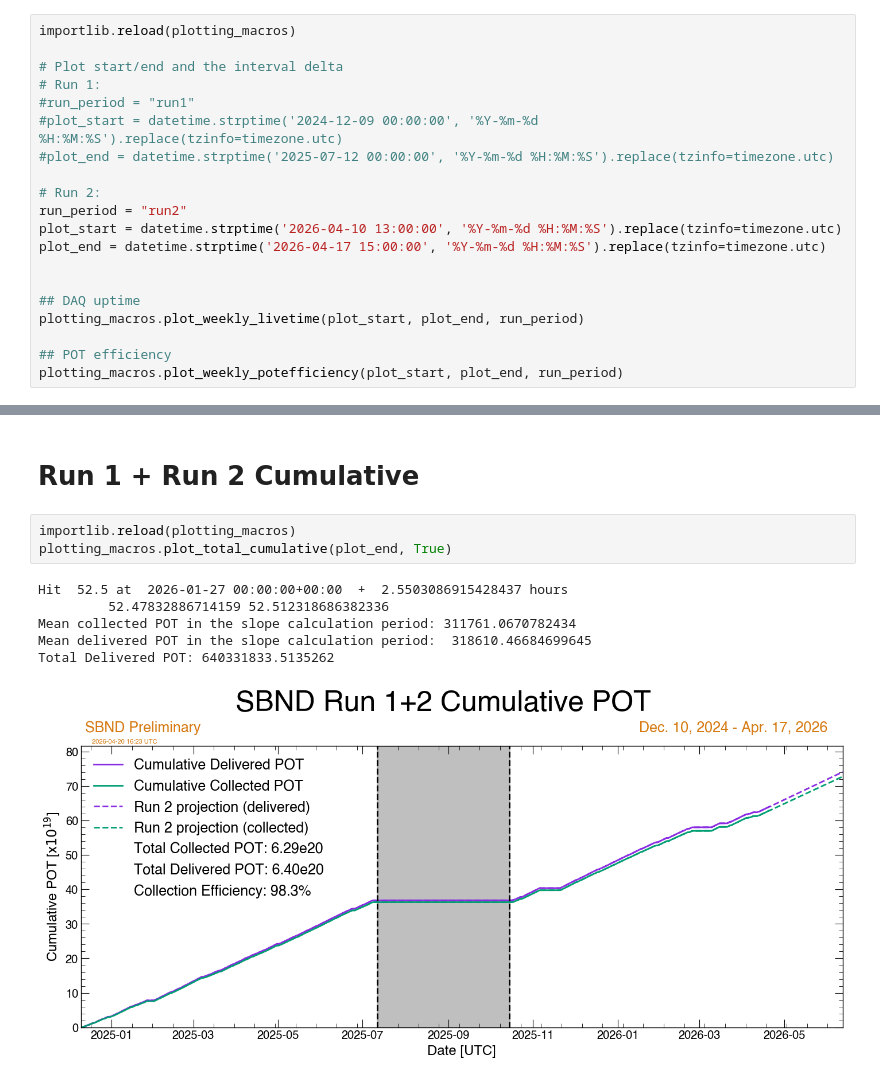
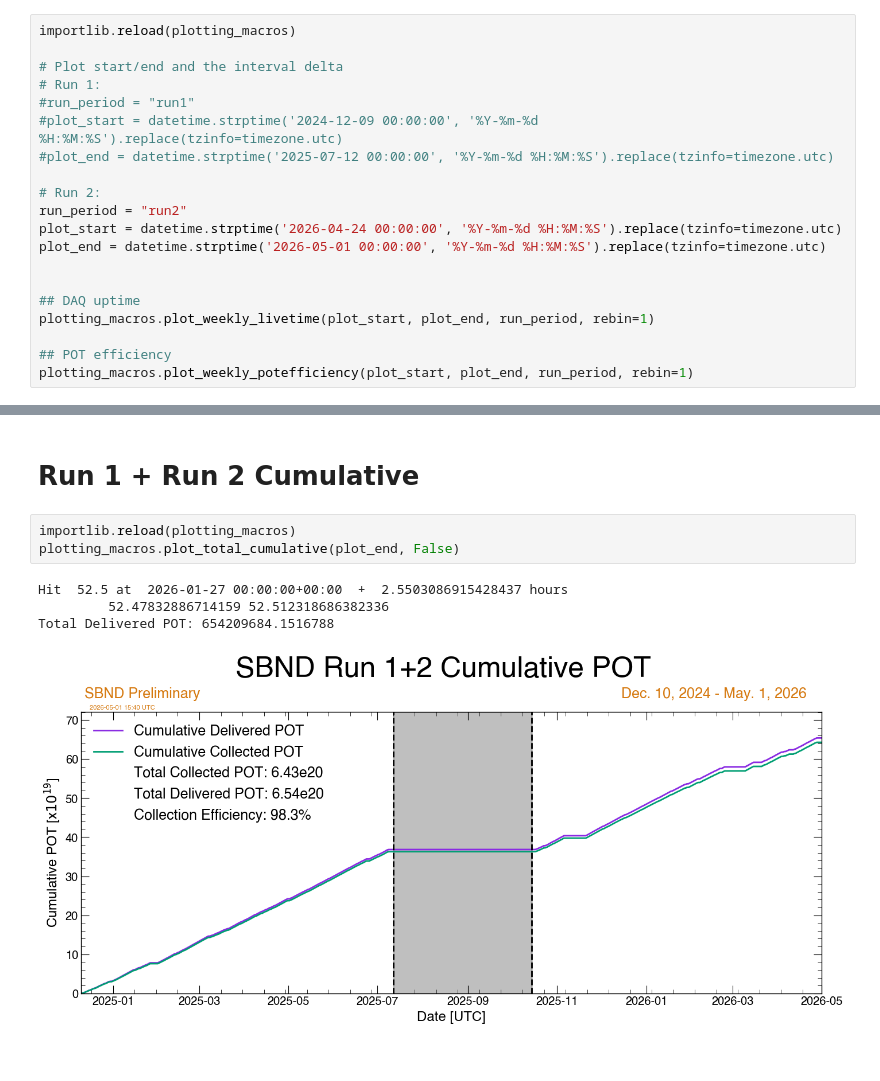
Before and after one commit to fjnicolas/SBNDPOTCollection, a Jupyter notebook: sbnd_pot_test.ipynb, the cells around one changed output, grey strips where cells are left out. Drawn from its saved outputs; the diff is of its cells as text.

```diff
--- a/sbnd_pot_test.ipynb
+++ b/sbnd_pot_test.ipynb
@@ -111,13 +106,13 @@ importlib.reload(plotting_macros)
 
 # Run 2:
 run_period = "run2"
-plot_start = datetime.strptime('2026-04-10 13:00:00', '%Y-%m-%d %H:%M:%S').replace(tzinfo=timezone.utc)
-plot_end = datetime.strptime('2026-04-17 15:00:00', '%Y-%m-%d %H:%M:%S').replace(tzinfo=timezone.utc)
+plot_start = datetime.strptime('2026-04-24 00:00:00', '%Y-%m-%d %H:%M:%S').replace(tzinfo=timezone.utc)
+plot_end = datetime.strptime('2026-05-01 00:00:00', '%Y-%m-%d %H:%M:%S').replace(tzinfo=timezone.utc)
 
 
 ## DAQ uptime
-plotting_macros.plot_weekly_livetime(plot_start, plot_end, run_period)
+plotting_macros.plot_weekly_livetime(plot_start, plot_end, run_period, rebin=1)
 
 ## POT efficiency
-plotting_macros.plot_weekly_potefficiency(plot_start, plot_end, run_period)
+plotting_macros.plot_weekly_potefficiency(plot_start, plot_end, run_period, rebin=1)
 # %% [output]
@@ -137,11 +132,9 @@ Total Delivered POT: 265758695.44964576
 # Run 1 + Run 2 Cumulative
 # %%
 importlib.reload(plotting_macros)
-plotting_macros.plot_total_cumulative(plot_end, True)
+plotting_macros.plot_total_cumulative(plot_end, False)
 # %% [output]
 Hit  52.5 at  2026-01-27 00:00:00+00:00  +  2.5503086915428437 hours
          52.47832886714159 52.512318686382336
-Mean collected POT in the slope calculation period: 311761.0670782434
-Mean delivered POT in the slope calculation period:  318610.46684699645
-Total Delivered POT: 640331833.5135262
+Total Delivered POT: 654209684.1516788
-[figure, old version]
+[figure, new version]
```
Also changed, not shown: parts of 4 cells of this notebook, 6 other files.
